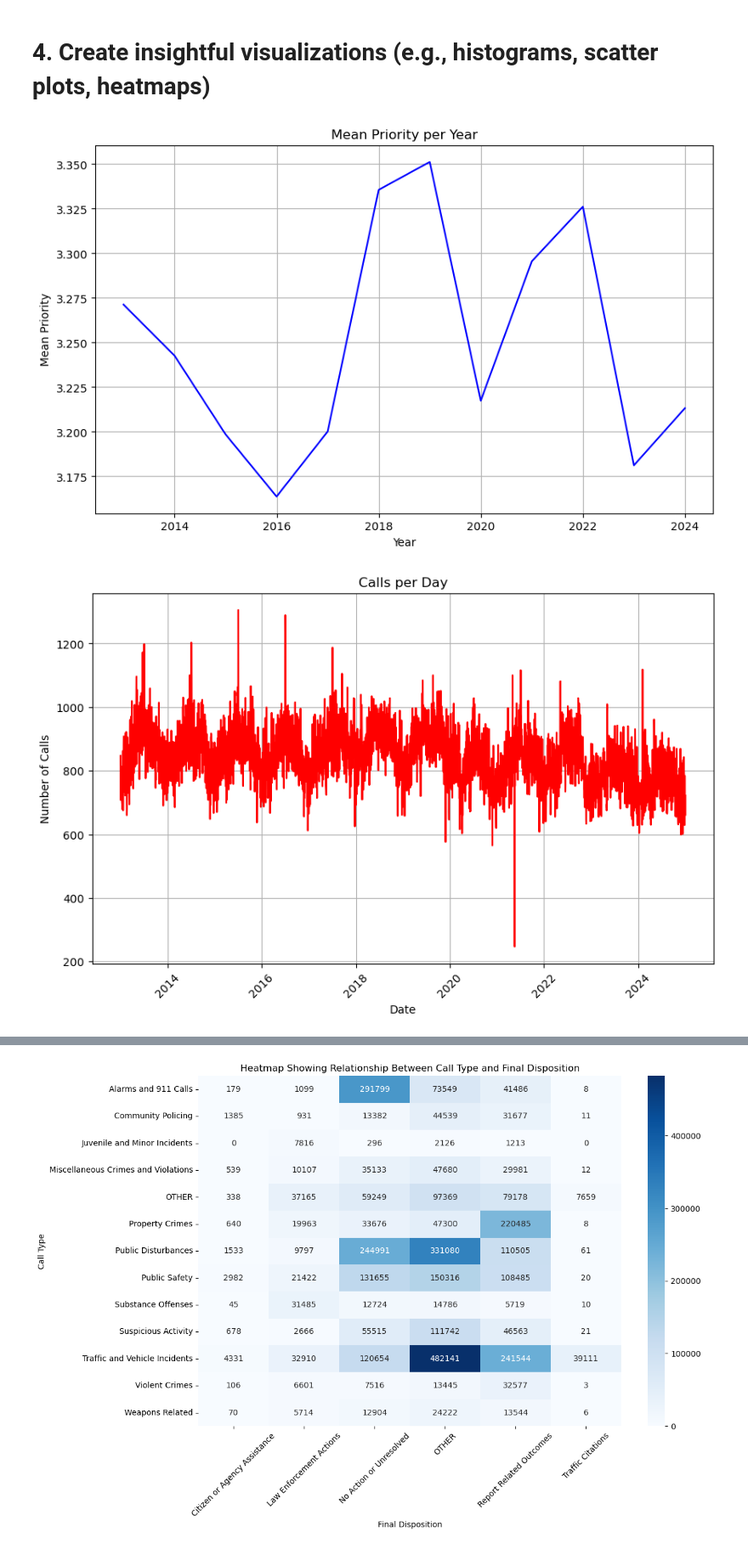
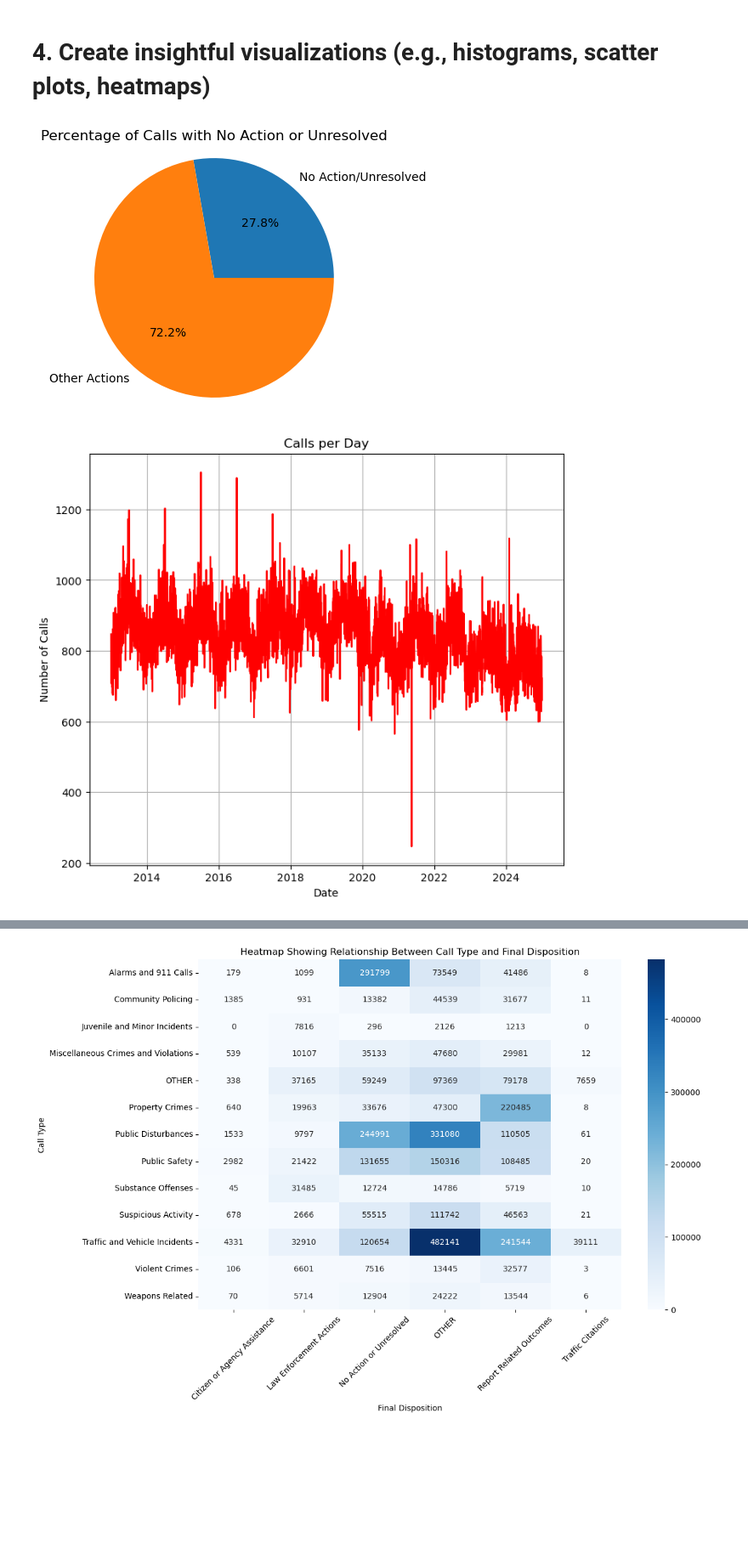
Before and after one commit to truongng1/crime_trends_sj, a Jupyter notebook: notebookes/CS_163_EDA_Summary.ipynb, the cells around one changed output, grey strips where cells are left out. Shown: that part at 85% size. Drawn from its saved outputs; the diff is of its cells as text; code cells hidden in the pictures; blank space fills up the shorter version.

```diff
--- a/notebookes/CS_163_EDA_Summary.ipynb
+++ b/notebookes/CS_163_EDA_Summary.ipynb
@@ -177,27 +177,30 @@ The hour with the most calls is 18:15:00 with 88 calls.
 # %% [markdown]
 # 4. Create insightful visualizations (e.g., histograms, scatter plots, heatmaps)
 # %%
-# Plot Mean Priority per Year
-plt.figure(figsize=(10, 6))
-plt.plot(mean_priorit_per_year.index, mean_priorit_per_year.values, color='b')
-plt.title('Mean Priority per Year')
-plt.xlabel('Year')
-plt.ylabel('Mean Priority')
-plt.grid(True)
+# Plotting the pie chart
+no_action_calls = df[df['FINAL_DISPO'] == 'No Action or Unresolved']
+total_calls = len(df)
+no_action_count = len(no_action_calls)
+call_status = ['No Action/Unresolved', 'Other Actions']
+call_counts = [no_action_count, total_calls - no_action_count]
+plt.figure(figsize=(4, 4))
+plt.pie(call_counts, labels=call_status, autopct = '%1.1f%%')
+plt.title('Percentage of Calls with No Action or Unresolved')
+plt.axis('equal')
 plt.show()
 
+
 # Plot Mean Calls per Day
-plt.figure(figsize=(10, 6))
+plt.figure(figsize=(8, 7))
 plt.plot(calls_per_day.index, calls_per_day.values, color='r')
 plt.title('Calls per Day')
 plt.xlabel('Date')
 plt.ylabel('Number of Calls')
-plt.xticks(rotation=45)
 plt.grid(True)
 plt.show()
 # %% [output]
-[figure, old version]
+[figure, new version]
-[figure, old version]
+[figure, new version]
 # %%
 call_type_counts = df['CALL_TYPE'].value_counts()
 
```
Also changed, not shown: parts of 2 cells of this notebook.
